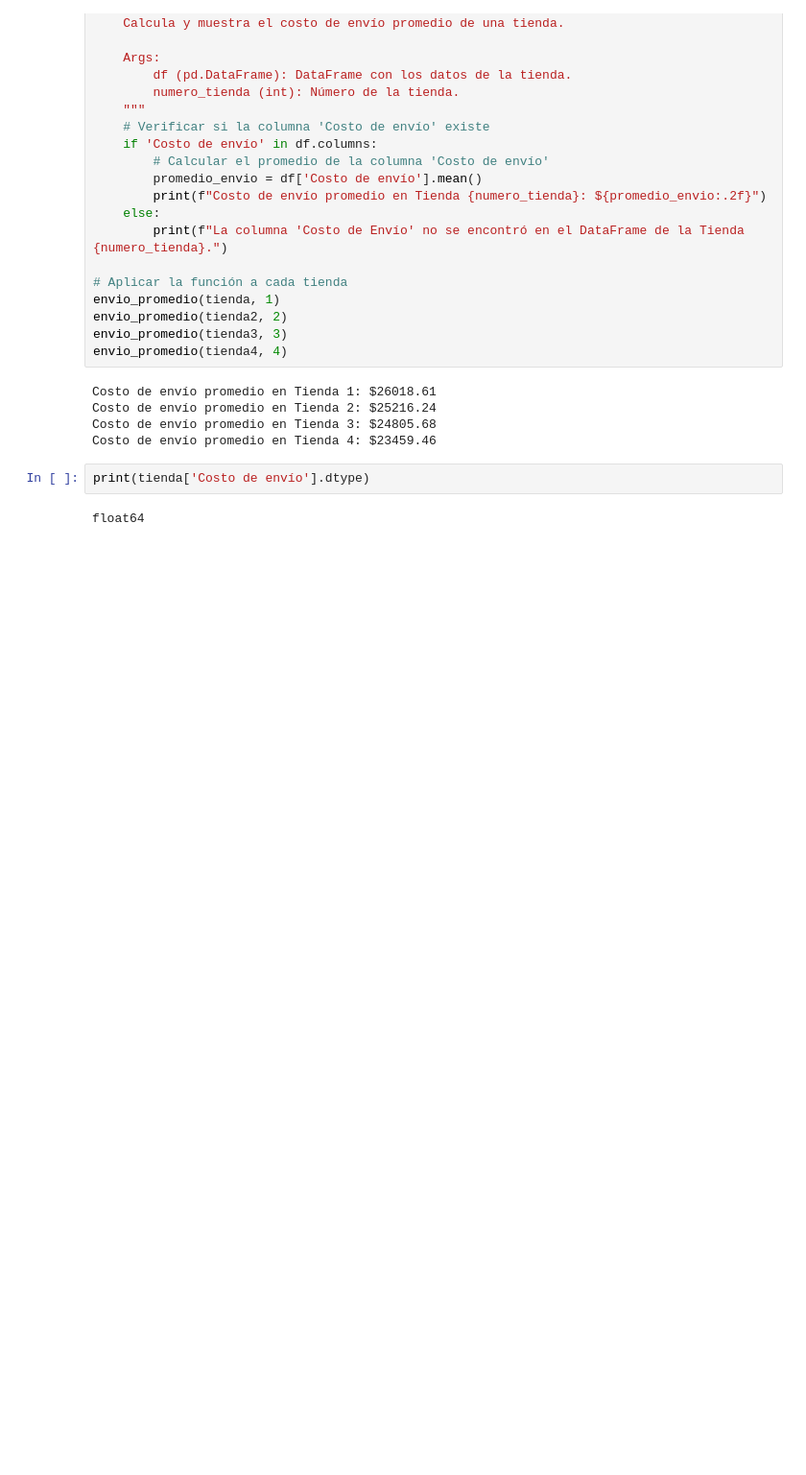
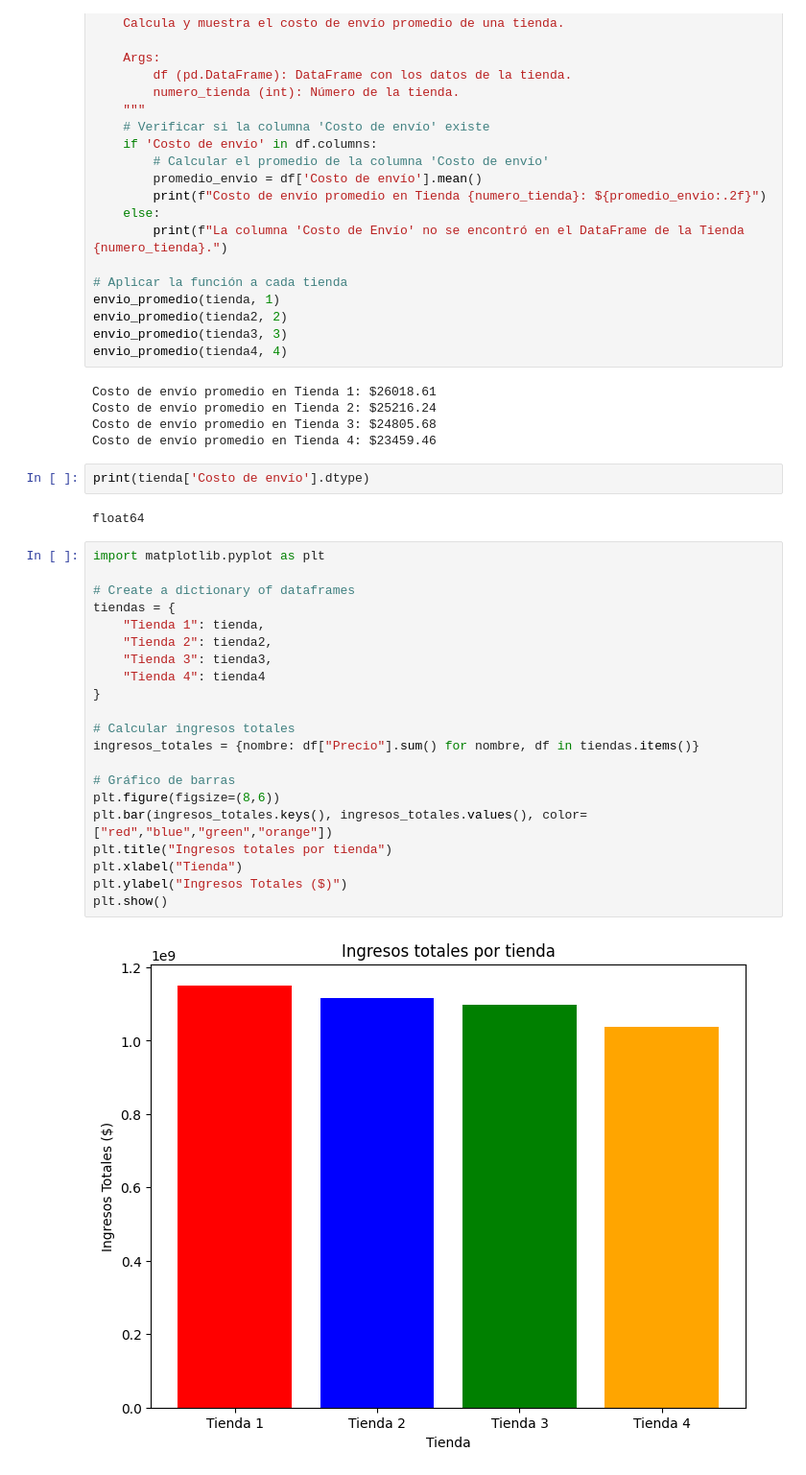
Before and after one commit to AlePeraDev/Challenge_Data_Science_1, a Jupyter notebook: AluraStoreLatam.ipynb, the cells around one changed output. Shown at 96% size. Drawn from its saved outputs; the diff is of its cells as text; blank space fills up the shorter version.

```diff
--- a/AluraStoreLatam.ipynb
+++ b/AluraStoreLatam.ipynb
@@ -323,3 +323,26 @@ Costo de envío promedio en Tienda 4: $23459.46
 print(tienda['Costo de envío'].dtype)
 # %% [output]
 float64
+# %%
+import matplotlib.pyplot as plt
+
+# Create a dictionary of dataframes
+tiendas = {
+    "Tienda 1": tienda,
+    "Tienda 2": tienda2,
+    "Tienda 3": tienda3,
+    "Tienda 4": tienda4
+}
+
+# Calcular ingresos totales
+ingresos_totales = {nombre: df["Precio"].sum() for nombre, df in tiendas.items()}
+
+# Gráfico de barras
+plt.figure(figsize=(8,6))
+plt.bar(ingresos_totales.keys(), ingresos_totales.values(), color=["red","blue","green","orange"])
+plt.title("Ingresos totales por tienda")
+plt.xlabel("Tienda")
+plt.ylabel("Ingresos Totales ($)")
+plt.show()
+# %% [output]
+[figure, added]
```
Also changed, not shown: parts of 3 cells of this notebook.
